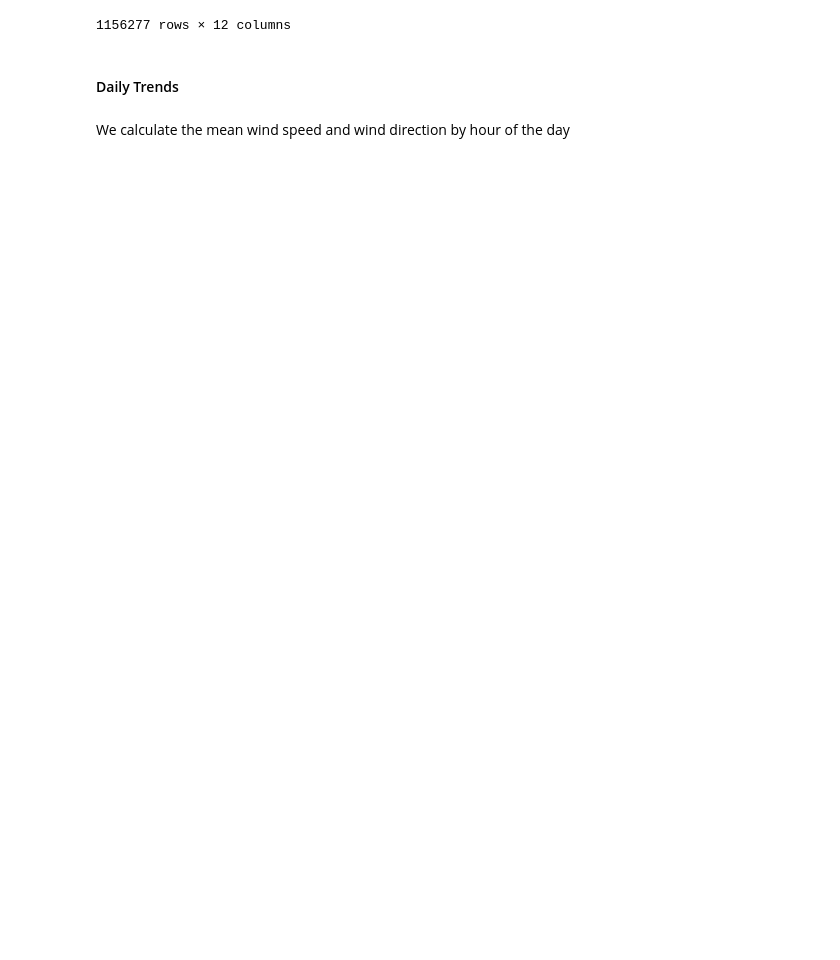
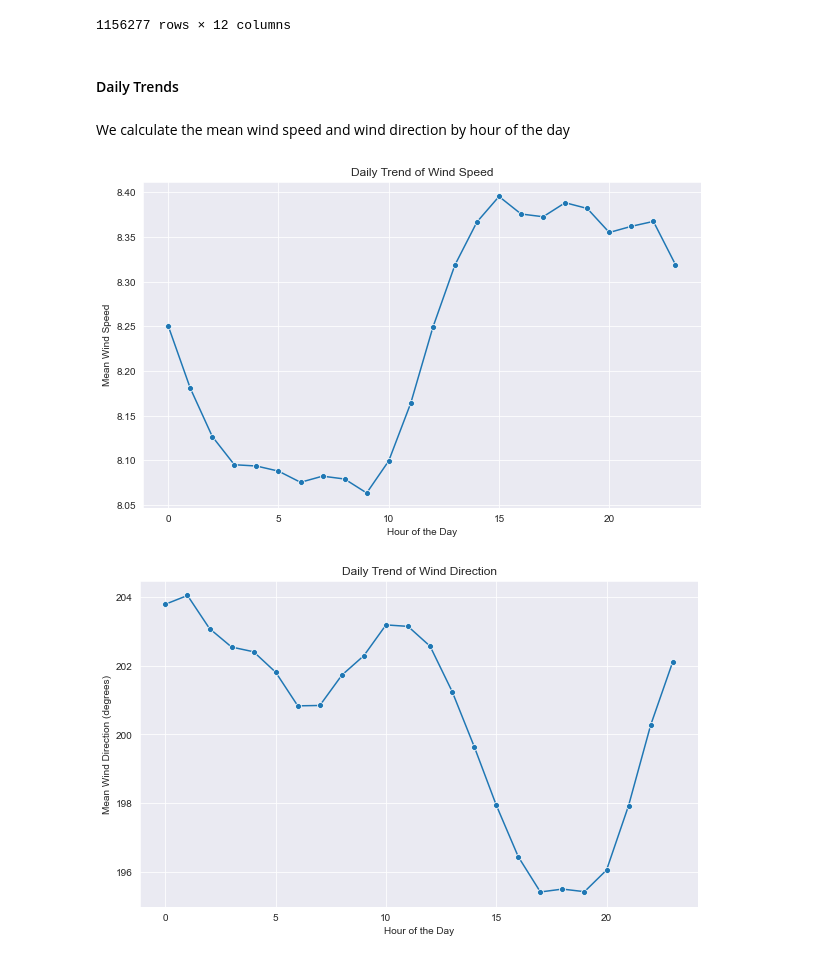
Before and after one commit to AlexDelBarco/IMWE, a Jupyter notebook: Assignment_1.ipynb, the cells around one changed output. Saved outputs shown, nothing was run; the diff lists cells and outputs as text; code cells hidden in the pictures; blank space fills up the shorter version.

```diff
--- a/Assignment_1.ipynb
+++ b/Assignment_1.ipynb
@@ -795,63 +900,35 @@ def get_season(month):
     elif month in [6, 7, 8]:
         return 'Summer'
     elif month in [9, 10, 11]:
         return 'Fall'
 
 sprog['season'] = sprog['month'].apply(get_season)
 
 # 1. Daily trends: calculate mean wind speed and wind direction by hour of the day
 daily_trends = sprog.groupby('hour').agg(
     mean_wind_speed=('wind_speed', 'mean'),
     mean_wind_direction=('wind_direction', 'mean')
 ).reset_index()
 
 # Plot daily wind speed trend
 plt.figure(figsize=(10, 6))
 sns.lineplot(x='hour', y='mean_wind_speed', data=daily_trends, marker='o')
 plt.title('Daily Trend of Wind Speed')
 plt.xlabel('Hour of the Day')
 plt.ylabel('Mean Wind Speed')
 plt.grid(True)
+plt.savefig(f'Task_9_1_daily_trend_WS.png', dpi=300)
 plt.show()
 
 # Plot daily wind direction trend
 plt.figure(figsize=(10, 6))
 sns.lineplot(x='hour', y='mean_wind_direction', data=daily_trends, marker='o')
 plt.title('Daily Trend of Wind Direction')
 plt.xlabel('Hour of the Day')
 plt.ylabel('Mean Wind Direction (degrees)')
 plt.grid(True)
+plt.savefig(f'Task_9_2_daily_trend_WD.png', dpi=300)
 plt.show()
-
-# 2. Seasonal trends: calculate mean wind speed and wind direction by season
-seasonal_trends = sprog.groupby('season').agg(
-    mean_wind_speed=('wind_speed', 'mean'),
-    mean_wind_direction=('wind_direction', 'mean')
-).reset_index()
-
-# Plot seasonal wind speed trend
-plt.figure(figsize=(10, 6))
-sns.barplot(x='season', y='mean_wind_speed', data=seasonal_trends)
-plt.title('Seasonal Trend of Wind Speed')
-plt.xlabel('Season')
-plt.ylabel('Mean Wind Speed')
-plt.grid(True)
-plt.show()
-
-# Plot seasonal wind direction trend
-plt.figure(figsize=(10, 6))
-sns.barplot(x='season', y='mean_wind_direction', data=seasonal_trends)
-plt.title('Seasonal Trend of Wind Direction')
-plt.xlabel('Season')
-plt.ylabel('Mean Wind Direction (degrees)')
-plt.grid(True)
-plt.show()
-
-# 3. Calculate statistics: mean, median, variance, and standard deviation for wind speed and direction
-statistics = sprog.agg({
-    'wind_speed': ['mean', 'median', 'var', 'std'],
-    'wind_direction': ['mean', 'median', 'var', 'std']
-})
-
-print("Statistics for Wind Speed and Wind Direction:")
-print(statistics)
+# %% [output]
+[figure, added]
+[figure, added]
```
Also changed, not shown: parts of 5 cells of this notebook, 8 other files.
